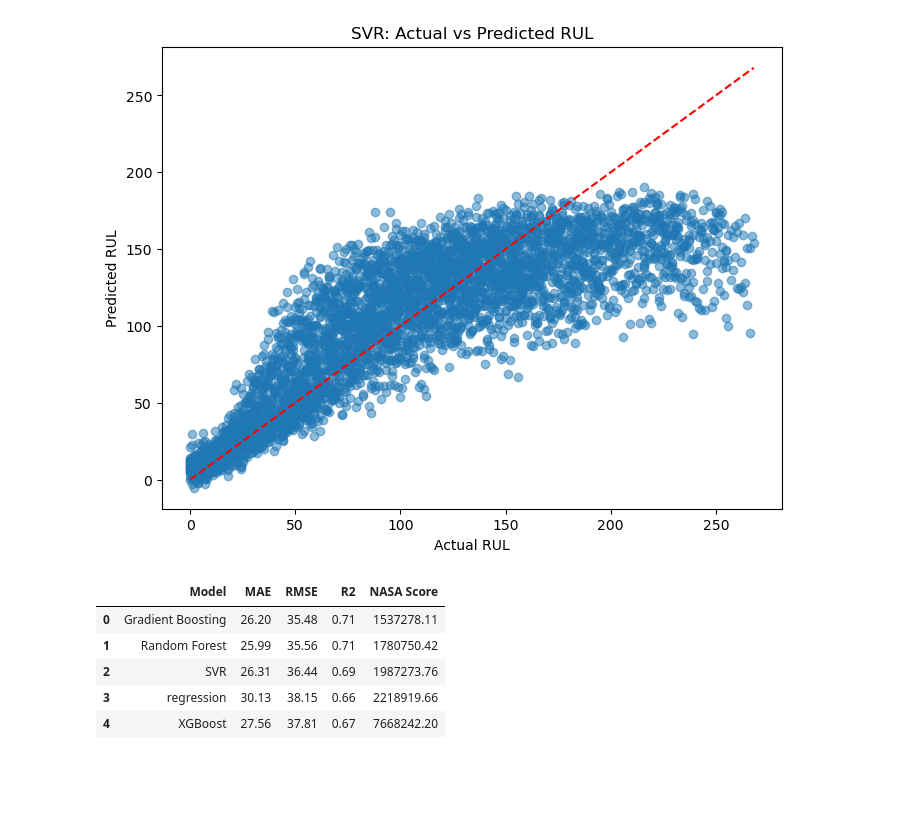
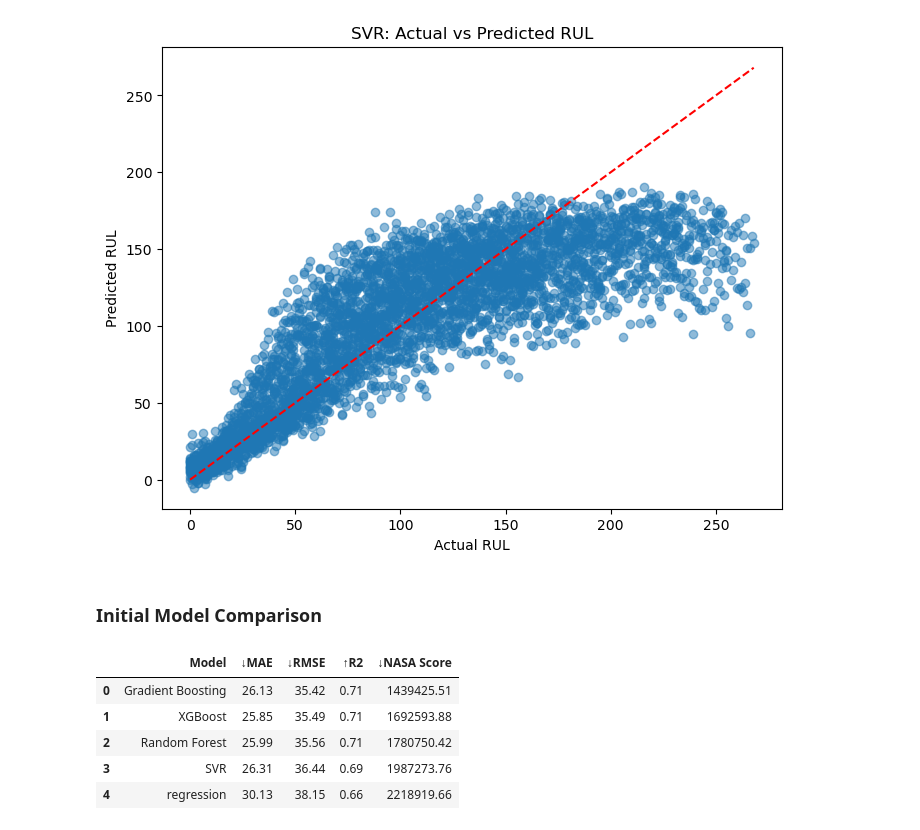
Before and after one commit to variableh/NASA, a Jupyter notebook: 02_modeling.ipynb, the cells around one changed output. Cells and saved outputs as stored; diff of their text form; code cells hidden in the pictures; blank space fills up the shorter version.

```diff
--- a/02_modeling.ipynb
+++ b/02_modeling.ipynb
@@ -24,3 +33,8 @@ X_train.shape, y_train.shape, X_val.shape, y_val.shape, X_test.shape, y_test.sha
+# %%
+y_train = y_train.squeeze()
+y_val = y_val.squeeze()
+y_test = y_test.squeeze()
+train_engine_ids = train_engine_ids.squeeze()
 # %% [markdown]
 ### Define Evaluation Metrics
 # %% [markdown]
@@ -60,8 +74,6 @@ def R2(y_true, y_pred):
     return r2_score(y_true, y_pred)
 
 def nasa_score(y_true, y_pred):
-    y_true = np.asarray(y_true).ravel()
-    y_pred = np.asarray(y_pred).ravel()
     error = y_pred - y_true
 
     score = np.where(
@@ -158,7 +170,12 @@ plt.show()
 # %% [markdown]
 ### Gradient Boosting
 # %%
-gb_model = GradientBoostingRegressor(n_estimators=100, random_state=42)
+gb_model = GradientBoostingRegressor(
+    n_estimators=200,
+    learning_rate=0.05,
+    max_depth=3,
+    random_state=42
+)
 gb_model = gb_model.fit(X_train, y_train)
 y_pred_gb = gb_model.predict(X_val)
 # %%
@@ -189,7 +206,15 @@ plt.show()
 # %% [markdown]
 ### XGBoost
 # %%
-xgb_model = XGBRegressor(n_estimators=100, random_state=42)
+xgb_model = XGBRegressor(
+    n_estimators=300,
+    learning_rate=0.05,
+    max_depth=6,
+    subsample=0.8,
+    colsample_bytree=0.8,
+    random_state=42,
+    n_jobs=-1
+)
 xgb_model = xgb_model.fit(X_train, y_train)
 y_pred_xgb = xgb_model.predict(X_val)
 # %%
@@ -248,16 +273,18 @@ plt.title("SVR: Actual vs Predicted RUL")
 plt.show()
 # %% [output]
 [figure]
+# %% [markdown]
+### Initial Model Comparison
 # %%
 all_scores = [lr_score, rf_score, gb_score, xgb_score, svr_score]
 
 final_results = pd.concat(all_scores, ignore_index=True)
 
-final_results.sort_values("NASA Score").reset_index(drop=True)
+final_results.sort_values("↓NASA Score").reset_index(drop=True)
 # %% [output]
-|  | Model | MAE | RMSE | R2 | NASA Score |
-| 0 | Gradient Boosting | 26.20 | 35.48 | 0.71 | 1537278.11 |
-| 1 | Random Forest | 25.99 | 35.56 | 0.71 | 1780750.42 |
-| 2 | SVR | 26.31 | 36.44 | 0.69 | 1987273.76 |
-| 3 | regression | 30.13 | 38.15 | 0.66 | 2218919.66 |
-| 4 | XGBoost | 27.56 | 37.81 | 0.67 | 7668242.20 |
+|  | Model | ↓MAE | ↓RMSE | ↑R2 | ↓NASA Score |
+| 0 | Gradient Boosting | 26.13 | 35.42 | 0.71 | 1439425.51 |
+| 1 | XGBoost | 25.85 | 35.49 | 0.71 | 1692593.88 |
+| 2 | Random Forest | 25.99 | 35.56 | 0.71 | 1780750.42 |
+| 3 | SVR | 26.31 | 36.44 | 0.69 | 1987273.76 |
+| 4 | regression | 30.13 | 38.15 | 0.66 | 2218919.66 |
```
Also changed, not shown: parts of 35 cells of this notebook.
